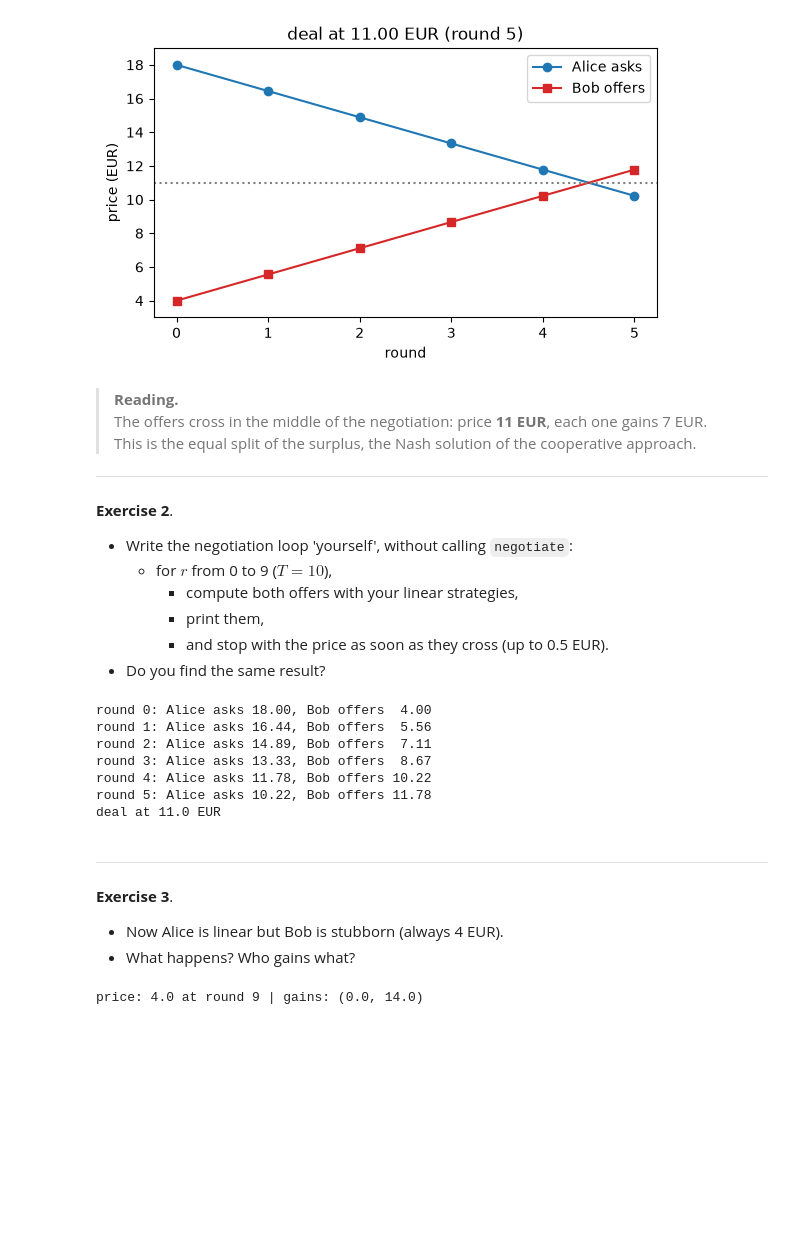
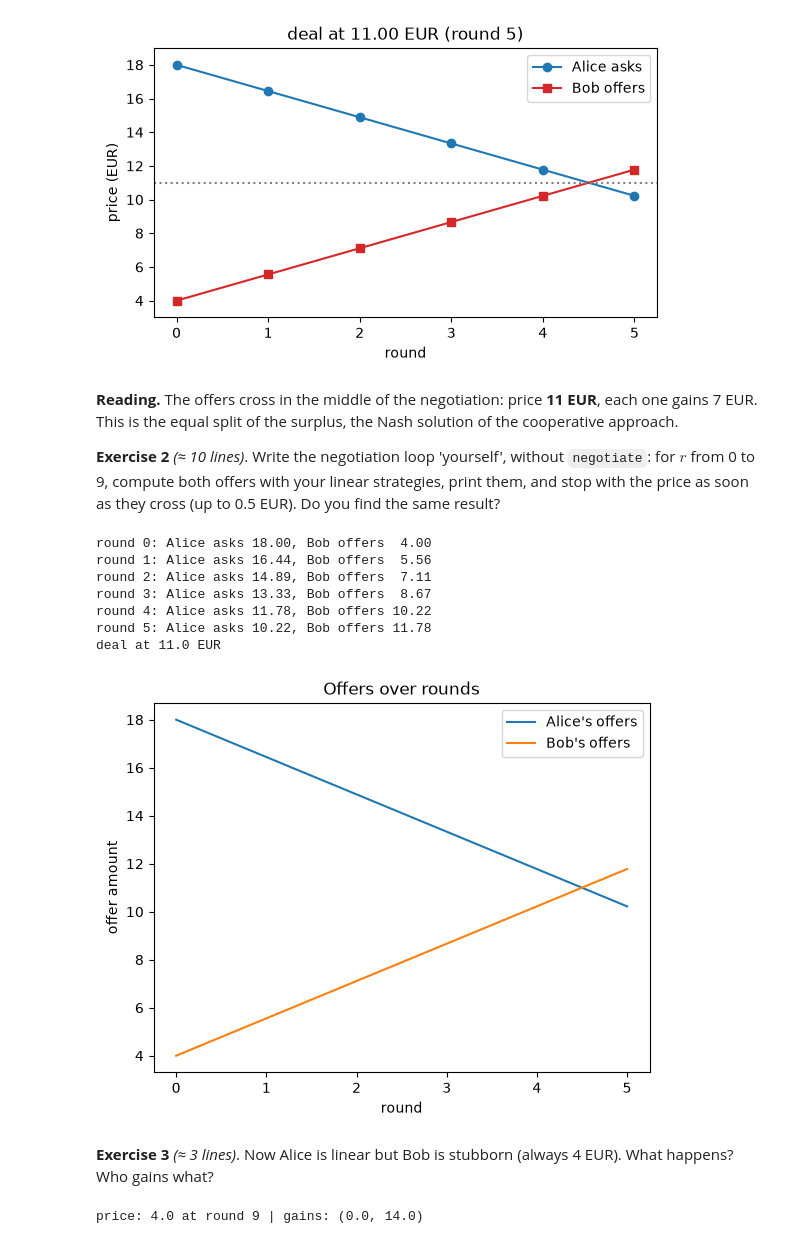
Before and after one commit to EmmanuelADAM/IntelligenceArtificiellePython, a Jupyter notebook: gameTheory/carpool-agents-book/01_the_protocol.ipynb, the cells around one changed output. Drawn from its saved outputs; the diff is of its cells as text; code cells hidden in the pictures; blank space fills up the shorter version.

```diff
--- a/gameTheory/carpool-agents-book/01_the_protocol.ipynb
+++ b/gameTheory/carpool-agents-book/01_the_protocol.ipynb
@@ -59,5 +52,10 @@ Run `negotiate` and `show`. At which price and which round do they agree?
 # %%
-#then execute this code
+def alice_linear(r, T, mine, theirs):
+    return 18 - 14 * r / (T - 1)
+
+def bob_linear(r, T, mine, theirs):
+    return 4 + 14 * r / (T - 1)
+
 result = negotiate(alice_linear, bob_linear)
 print("price:", result["price"], "at round", result["round"], "| gains:", result["gains"])
 show(result);
@@ -65,25 +63,22 @@ show(result);
 price: 11.0 at round 5 | gains: (7.0, 7.0)
 [figure]
 # %% [markdown]
-> **Reading.**
-> The offers cross in the middle of the negotiation: price **11 EUR**, each one gains 7 EUR.
-> This is the equal split of the surplus, the Nash solution of the cooperative approach.
+**Reading.** The offers cross in the middle of the negotiation: price **11 EUR**, each one gains 7 EUR. This is the equal split of the surplus, the Nash solution of the cooperative approach.
 
----
-
-**Exercise 2**.
-- Write the negotiation loop 'yourself', without calling `negotiate`:
-  - for $r$ from 0 to 9 ($T=10$),
-    - compute both offers with your linear strategies,
-    - print them,
-    - and stop with the price as soon as they cross (up to 0.5 EUR).
-- Do you find the same result?
+**Exercise 2** *(≈ 10 lines)*. Write the negotiation loop 'yourself', without `negotiate`: for $r$ from 0 to 9, compute both offers with your linear strategies, print them, and stop with the price as soon as they cross (up to 0.5 EUR). Do you find the same result?
 # %%
 # Exercise 2: your code here
 # %%
 alice_offers, bob_offers = [], []
 for r in range(T):
-#TODO: complete the code to store the offers of Alice and Bob in the lists above
+    a = alice_linear(r, T, alice_offers, bob_offers)
+    b = bob_linear(r, T, bob_offers, alice_offers)
+    alice_offers.append(a)
+    bob_offers.append(b)
+    print(f"round {r}: Alice asks {a:5.2f}, Bob offers {b:5.2f}")
+    if b >= a - 0.5:
+        print("deal at", (a + b) / 2, "EUR")
+        break
 # %% [output]
 round 0: Alice asks 18.00, Bob offers  4.00
 round 1: Alice asks 16.44, Bob offers  5.56
@@ -92,12 +87,20 @@ round 3: Alice asks 13.33, Bob offers  8.67
 round 4: Alice asks 11.78, Bob offers 10.22
 round 5: Alice asks 10.22, Bob offers 11.78
 deal at 11.0 EUR
+# %%
+nb = len(alice_offers)
+xs = np.arange(nb)
+plt.plot(xs, alice_offers, label="Alice's offers")
+plt.plot(xs, bob_offers, label="Bob's offers")
+plt.xlabel("round")
+plt.ylabel("offer amount")
+plt.title("Offers over rounds")
+plt.legend()
+plt.show()
+# %% [output]
+[figure, added]
 # %% [markdown]
----
-
-**Exercise 3**.
-- Now Alice is linear but Bob is stubborn (always 4 EUR).
-- What happens? Who gains what?
+**Exercise 3** *(≈ 3 lines)*. Now Alice is linear but Bob is stubborn (always 4 EUR). What happens? Who gains what?
 # %%
 # Exercise 3: your code here
 # %%
```
Also changed, not shown: parts of 8 cells of this notebook, 4 other files.
